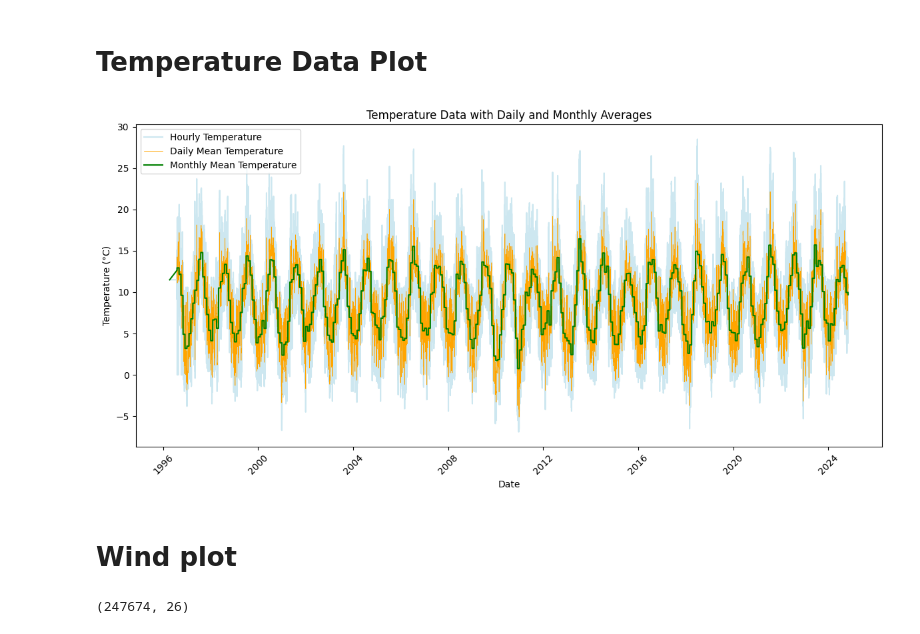
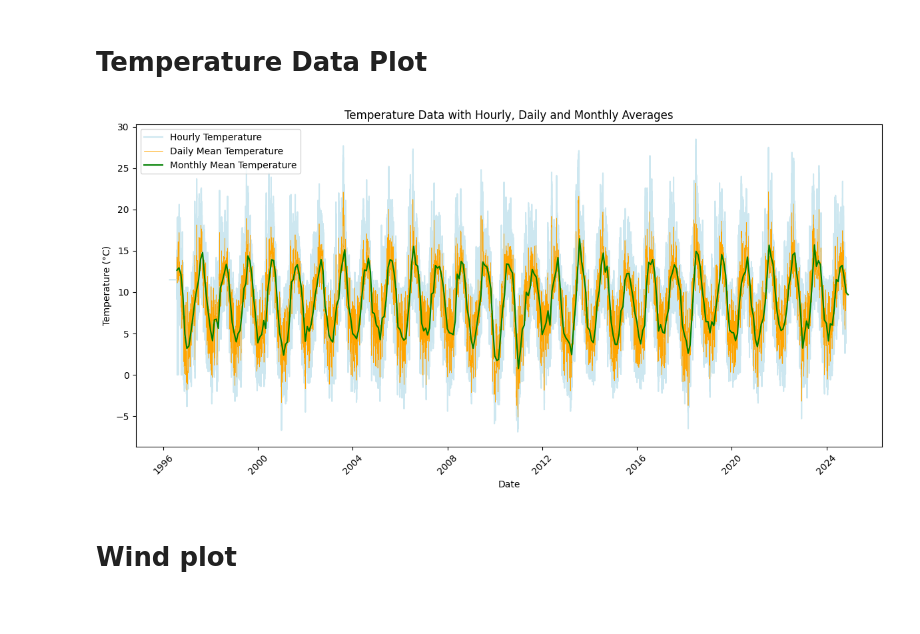
Before and after one commit to gfmg/PFDA, a Jupyter notebook: assignment/assignment_6_Weather.ipynb, the cells around one changed output. Drawn from its saved outputs; the diff is of its cells as text; code cells hidden in the pictures.

```diff
--- a/assignment/assignment_6_Weather.ipynb
+++ b/assignment/assignment_6_Weather.ipynb
@@ -31,46 +29,48 @@ df['date'] = pd.to_datetime(df['date'])
 #df.head()
+# %%
+# Setting the TimeStamp as the index for calculations:
+df.set_index('timestamp', inplace=True)
 # %%
-df['Day']=df['date'].dt.strftime("%d")
-df['Month']=df['date'].dt.strftime("%m")
-df['Year']=df['date'].dt.strftime("%Y")
+#df['Day']=df['timestamp'].dt.strftime("%d")
+#df['Month']=df['timestamp'].dt.strftime("%m")
+#df['Year']=df['timestamp'].dt.strftime("%Y")
 # %% [markdown]
 # Temperature Data Plot
-# %%
-# Average temperature each day:
-# Average temperature per month
-#df.groupby(['Day', 'Month']).agg({'temp': 'mean'}).reset_index()
-df['Day_mean'] = df.groupby(['Day', 'Month','Year'])['temp'].transform('mean')
-df['Month_mean'] = df.groupby(['Year', 'Month'])['temp'].transform('mean')
+# %%
+# Average temperature each day:
+#df['Temp_Day_mean'] = df.groupby(['date2'])['temp'].transform('mean')
+Temp_Day_mean = df['temp'].resample('D').mean() #Using resample based on the index (timestamp)
+
+# Average temperature per month
+#df['Temp_Month_mean'] = df.groupby(['Year', 'Month'])['temp'].transform('mean')
+Temp_Month_mean = df['temp'].resample('m').mean() #Using resample based on the index (timestamp)
 # %%
 #To check in a given year
 #df_1996 = df[df['Year'] == '1996']
+#dfsub = df.iloc[100:200,:]
 
 # Plotting
 fig, ax = plt.subplots(figsize=(12, 6))
 
 # Daily temperature data
-ax.plot(df['date'], df['temp'], label='Hourly Temperature', color='lightblue', alpha=0.6)
+ax.plot(df.index, df['temp'], label='Hourly Temperature', color='lightblue', alpha=0.6)
 
 # Daily mean temperature
-ax.plot(df['date'], df['Day_mean'], label='Daily Mean Temperature', color='orange',linewidth=.5)
+ax.plot(Temp_Day_mean.index, Temp_Day_mean, label='Daily Mean Temperature', color='orange',linewidth=.5)
 
 # Monthly mean temperature
-ax.plot(df['date'], df['Month_mean'], label='Monthly Mean Temperature', color='green')
+ax.plot(Temp_Month_mean.index, Temp_Month_mean, label='Monthly Mean Temperature', color='green')
 
 # Formatting the plot
 ax.set_xlabel("Date")
 ax.set_ylabel("Temperature (°C)")
-ax.set_title("Temperature Data with Daily and Monthly Averages")
+ax.set_title("Temperature Data with Hourly, Daily and Monthly Averages")
 ax.legend(loc='upper left')
 plt.xticks(rotation=45)
 plt.tight_layout()
 plt.show()
 # %% [output]
-[figure, old version]
+[figure, new version]
 # %% [markdown]
 # Wind plot
-# %%
-df.shape
-# %% [output]
-(247674, 26)
 # %%
```
Also changed, not shown: parts of 7 cells of this notebook, 3 other files.
